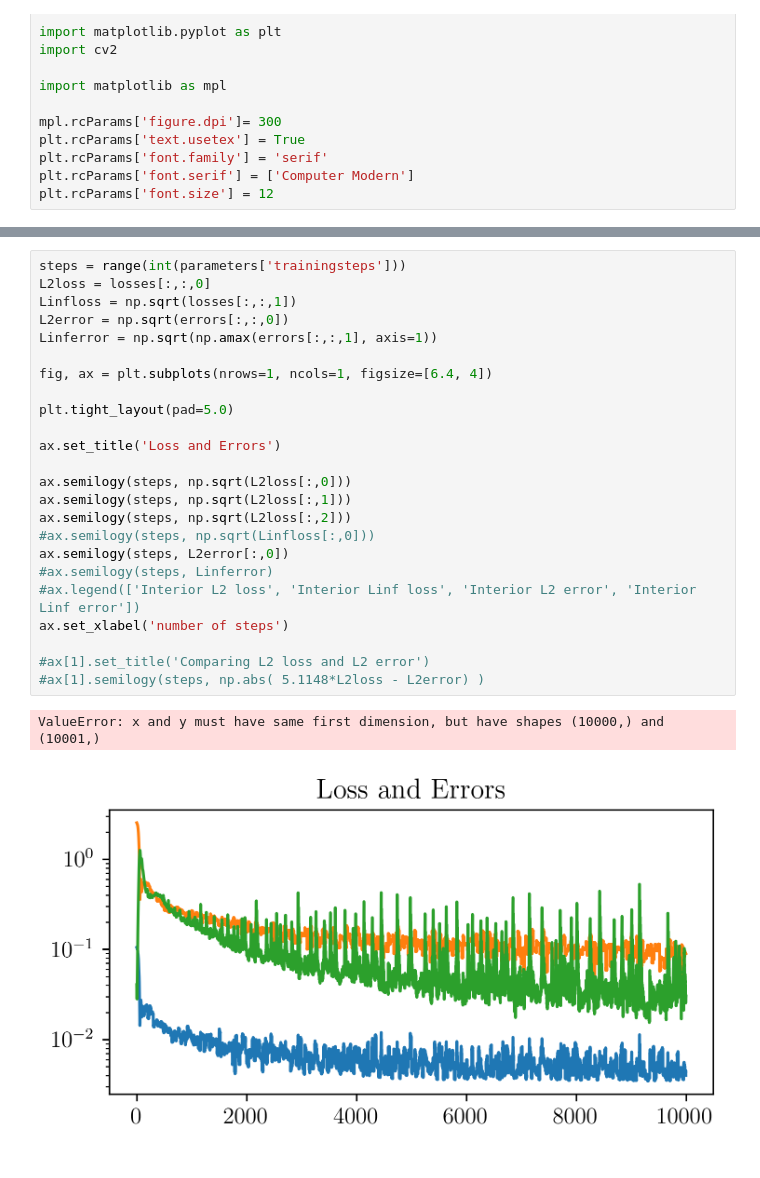
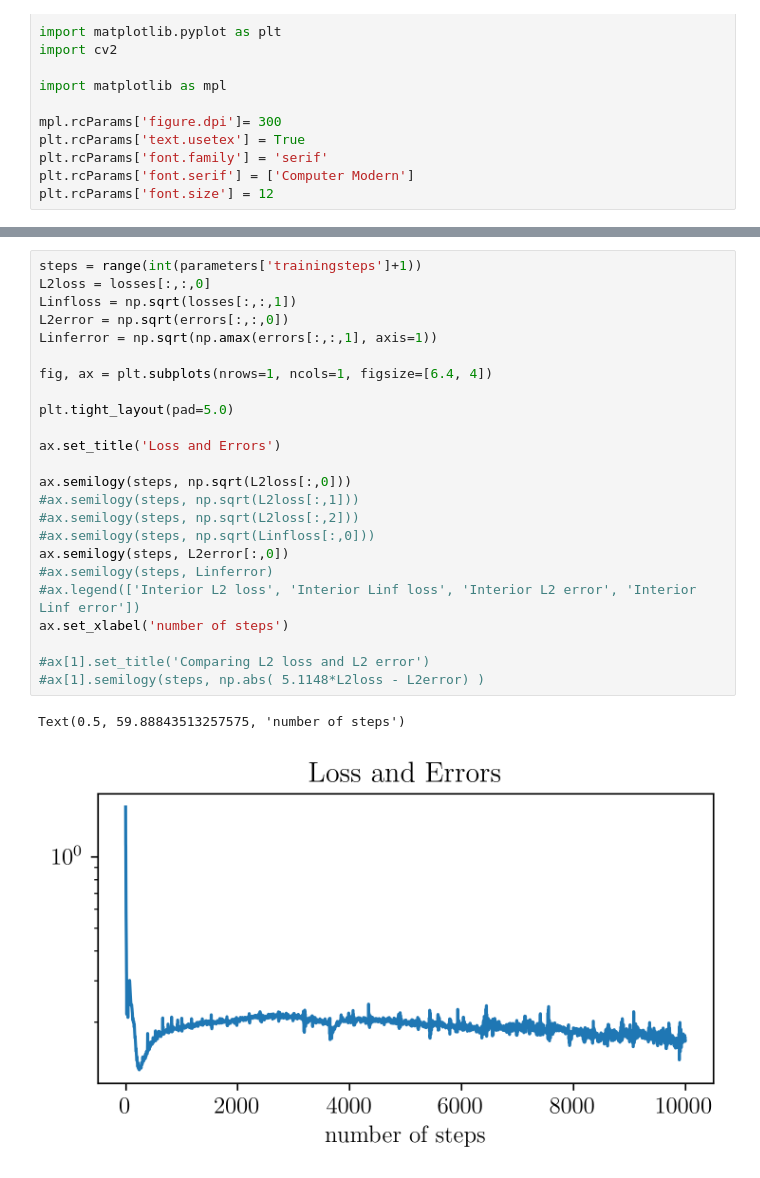
Before and after one commit to mskPark/DRLPDE, a Jupyter notebook: tools/ErrorPlot_JCPexample2.ipynb, the cells around one changed output, grey strips where cells are left out. Drawn from its saved outputs; the diff is of its cells as text.

```diff
--- a/tools/ErrorPlot_JCPexample2.ipynb
+++ b/tools/ErrorPlot_JCPexample2.ipynb
@@ -431,27 +431,27 @@ Final Linf error = 0.9535
 # %%
-steps = range(int(parameters['trainingsteps']))
+steps = range(int(parameters['trainingsteps']+1))
 L2loss = losses[:,:,0]
 Linfloss = np.sqrt(losses[:,:,1])
 L2error = np.sqrt(errors[:,:,0])
 Linferror = np.sqrt(np.amax(errors[:,:,1], axis=1))
 
 fig, ax = plt.subplots(nrows=1, ncols=1, figsize=[6.4, 4])
 
 plt.tight_layout(pad=5.0)
 
 ax.set_title('Loss and Errors')
 
 ax.semilogy(steps, np.sqrt(L2loss[:,0]))
-ax.semilogy(steps, np.sqrt(L2loss[:,1]))
-ax.semilogy(steps, np.sqrt(L2loss[:,2]))
+#ax.semilogy(steps, np.sqrt(L2loss[:,1]))
+#ax.semilogy(steps, np.sqrt(L2loss[:,2]))
 #ax.semilogy(steps, np.sqrt(Linfloss[:,0]))
 ax.semilogy(steps, L2error[:,0])
 #ax.semilogy(steps, Linferror)
 #ax.legend(['Interior L2 loss', 'Interior Linf loss', 'Interior L2 error', 'Interior Linf error'])
 ax.set_xlabel('number of steps')
 
 #ax[1].set_title('Comparing L2 loss and L2 error')
 #ax[1].semilogy(steps, np.abs( 5.1148*L2loss - L2error) )
 # %% [output]
-ValueError: x and y must have same first dimension, but have shapes (10000,) and (10001,)
+Text(0.5, 59.88843513257575, 'number of steps')
-[figure, old version]
+[figure, new version]
```
Also changed, not shown: parts of 9 cells of this notebook, 17 other files.
